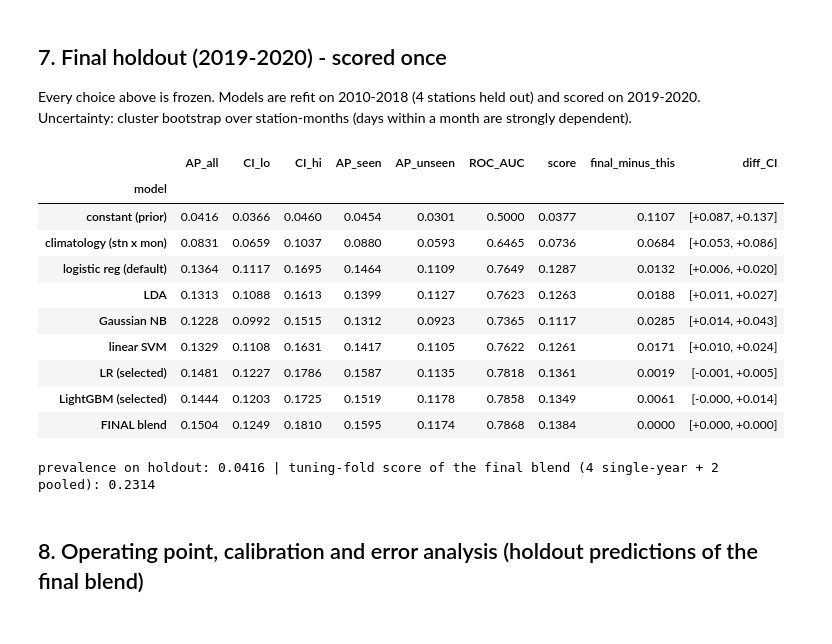
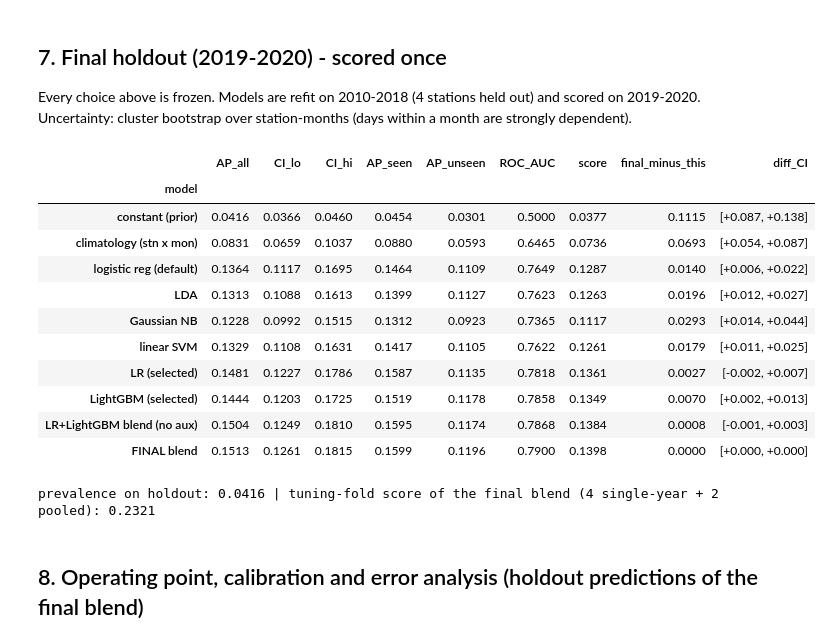
Before and after one commit to aaryan-bahri/iml-midsem-project, a Jupyter notebook: rainfall.ipynb, the cells around one changed output. Drawn from its saved outputs; the diff is of its cells as text; code cells hidden in the pictures.

Commit message:
Implementing tommorrow rain value as a training target

```diff
--- a/rainfall.ipynb
+++ b/rainfall.ipynb
@@ -619,0 +655,24 @@ pool2015-18  0.2199  0.2334  0.8454  0.2266
+# %%
+
+dev_base = dev_final                                                   # LR + LightGBM blend from section 6, per fold
+KINDS = ["clf30", "clf45", "reg", "lr45"]
+aux_p = {k: run(aux_fp(k), TUNE)[1] for k in KINDS}
+print("DEV mean score, auxiliary model alone:", {k: round(table(aux_p[k], DEV).score.mean(), 4) for k in KINDS},
+      "| base blend:", round(table(dev_base, DEV).score.mean(), 4))
+
+mix = lambda kind, v: {f: (1 - v) * dev_base[f] + v * to_scale(aux_p[kind][f], dev_base[f]) for f in dev_base}
+base_t = table(dev_base, TUNE)
+mixes = {f"{k} @ {v}": table(mix(k, v), TUNE) for k in KINDS for v in (0.25, 0.5)}
+e8 = compare(base_t.loc[DEV_N], {n: t.loc[DEV_N] for n, t in mixes.items()})
+e8["d_pooled"] = [0.0] + [(t.loc[POOL_N, "score"] - base_t.loc[POOL_N, "score"]).mean() for t in mixes.values()]
+display(e8)
+for n, t in mixes.items(): log("dev", "E8 auxiliary target", n, t, "rain amount used only as training target")
+
+ok = e8[e8.adopt == True]
+AUX = None
+if len(ok):
+    k_, v_ = ok.score.idxmax().split(" @ "); AUX = (k_, float(v_))
+print("adopted auxiliary blend member:", AUX)
+if AUX:
+    dev_final = mix(*AUX); final_r = table(dev_final, TUNE); log("dev", "tuning", f"blend + aux {AUX}", final_r)
+    print("tuning score by fold:\n", final_r.round(4))
@@ -633,44 +715,49 @@ Every choice above is frozen. Models are refit on 2010-2018 (4 stations held out
 SEEDS = tuple(range(SEED, SEED + 5))
 fp_lr  = sk(LR(C_BEST, CW), XLR, DECAY)
 fp_lg  = lgbm(XLG, DECAY, seeds=SEEDS, **LG_BEST)
 hold = {name: run(fp, [HOLD])[1][HOLD["name"]] for name, fp in BASELINES.items()}
 hold["LR (selected)"]       = run(fp_lr, [HOLD])[1][HOLD["name"]]
 hold["LightGBM (selected)"] = run(fp_lg, [HOLD])[1][HOLD["name"]]
-hold["FINAL blend"]         = W * hold["LightGBM (selected)"] + (1 - W) * hold["LR (selected)"]
+hold["LR+LightGBM blend (no aux)"] = W * hold["LightGBM (selected)"] + (1 - W) * hold["LR (selected)"]
+hold["FINAL blend"]         = hold["LR+LightGBM blend (no aux)"]
+if AUX:   # E8: auxiliary model trained on tomorrow's rain amount (training target only), mixed in
+    a_h = run(aux_fp(AUX[0], SEEDS), [HOLD])[1][HOLD["name"]]
+    hold["FINAL blend"] = (1 - AUX[1]) * hold["FINAL blend"] + AUX[1] * to_scale(a_h, hold["FINAL blend"])
 
 vh, yh = HOLD["vai"], ytr[HOLD["vai"]]
 cl = np.array([f"{s}_{m}" for s, m in zip(stn[vh], trs.date.dt.to_period("M").astype(str).values[vh])])
 clusters = [np.where(cl == c)[0] for c in np.unique(cl)]
 rng, draws = np.random.RandomState(SEED), {k: [] for k in hold}
 for _ in range(500):
     ix = np.concatenate([clusters[i] for i in rng.randint(0, len(clusters), len(clusters))])
     if yh[ix].sum() == 0: continue
     for k, p in hold.items(): draws[k].append(ap(yh[ix], p[ix]))
 draws = {k: np.array(v) for k, v in draws.items()}
 
 rows = []
 for k, p in hold.items():
     r = table({HOLD["name"]: p}, [HOLD]); log("holdout", "final holdout", k, r, "scored once")
     d = draws["FINAL blend"] - draws[k]
     rows.append(dict(model=k, AP_all=ap(yh, p), CI_lo=np.percentile(draws[k], 2.5), CI_hi=np.percentile(draws[k], 97.5),
                      AP_seen=r.seen.iloc[0], AP_unseen=r.unseen.iloc[0], ROC_AUC=r.auc.iloc[0], score=r.score.iloc[0],
                      final_minus_this=np.mean(d), diff_CI=f"[{np.percentile(d, 2.5):+.3f}, {np.percentile(d, 97.5):+.3f}]"))
 hold_tab = pd.DataFrame(rows).set_index("model"); display(hold_tab)
 print("prevalence on holdout:", round(yh.mean(), 4), "| tuning-fold score of the final blend (4 single-year + 2 pooled):", round(final_r.score.mean(), 4))
 RESULTS[-1].update(ap_ci=f"[{hold_tab.loc['FINAL blend','CI_lo']:.4f}, {hold_tab.loc['FINAL blend','CI_hi']:.4f}]")
 # %% [output]
 |  | AP_all | CI_lo | CI_hi | AP_seen | AP_unseen | ROC_AUC | score | final_minus_this | diff_CI |
 | model |  |  |  |  |  |  |  |  |  |
-| constant (prior) | 0.0416 | 0.0366 | 0.0460 | 0.0454 | 0.0301 | 0.5000 | 0.0377 | 0.1107 | [+0.087, +0.137] |
-| climatology (stn x mon) | 0.0831 | 0.0659 | 0.1037 | 0.0880 | 0.0593 | 0.6465 | 0.0736 | 0.0684 | [+0.053, +0.086] |
-| logistic reg (default) | 0.1364 | 0.1117 | 0.1695 | 0.1464 | 0.1109 | 0.7649 | 0.1287 | 0.0132 | [+0.006, +0.020] |
-| LDA | 0.1313 | 0.1088 | 0.1613 | 0.1399 | 0.1127 | 0.7623 | 0.1263 | 0.0188 | [+0.011, +0.027] |
-| Gaussian NB | 0.1228 | 0.0992 | 0.1515 | 0.1312 | 0.0923 | 0.7365 | 0.1117 | 0.0285 | [+0.014, +0.043] |
-| linear SVM | 0.1329 | 0.1108 | 0.1631 | 0.1417 | 0.1105 | 0.7622 | 0.1261 | 0.0171 | [+0.010, +0.024] |
-| LR (selected) | 0.1481 | 0.1227 | 0.1786 | 0.1587 | 0.1135 | 0.7818 | 0.1361 | 0.0019 | [-0.001, +0.005] |
-| LightGBM (selected) | 0.1444 | 0.1203 | 0.1725 | 0.1519 | 0.1178 | 0.7858 | 0.1349 | 0.0061 | [-0.000, +0.014] |
-| FINAL blend | 0.1504 | 0.1249 | 0.1810 | 0.1595 | 0.1174 | 0.7868 | 0.1384 | 0.0000 | [+0.000, +0.000] |
+| constant (prior) | 0.0416 | 0.0366 | 0.0460 | 0.0454 | 0.0301 | 0.5000 | 0.0377 | 0.1115 | [+0.087, +0.138] |
+| climatology (stn x mon) | 0.0831 | 0.0659 | 0.1037 | 0.0880 | 0.0593 | 0.6465 | 0.0736 | 0.0693 | [+0.054, +0.087] |
+| logistic reg (default) | 0.1364 | 0.1117 | 0.1695 | 0.1464 | 0.1109 | 0.7649 | 0.1287 | 0.0140 | [+0.006, +0.022] |
+| LDA | 0.1313 | 0.1088 | 0.1613 | 0.1399 | 0.1127 | 0.7623 | 0.1263 | 0.0196 | [+0.012, +0.027] |
+| Gaussian NB | 0.1228 | 0.0992 | 0.1515 | 0.1312 | 0.0923 | 0.7365 | 0.1117 | 0.0293 | [+0.014, +0.044] |
+| linear SVM | 0.1329 | 0.1108 | 0.1631 | 0.1417 | 0.1105 | 0.7622 | 0.1261 | 0.0179 | [+0.011, +0.025] |
+| LR (selected) | 0.1481 | 0.1227 | 0.1786 | 0.1587 | 0.1135 | 0.7818 | 0.1361 | 0.0027 | [-0.002, +0.007] |
+| LightGBM (selected) | 0.1444 | 0.1203 | 0.1725 | 0.1519 | 0.1178 | 0.7858 | 0.1349 | 0.0070 | [+0.002, +0.013] |
+| LR+LightGBM blend (no aux) | 0.1504 | 0.1249 | 0.1810 | 0.1595 | 0.1174 | 0.7868 | 0.1384 | 0.0008 | [-0.001, +0.003] |
+| FINAL blend | 0.1513 | 0.1261 | 0.1815 | 0.1599 | 0.1196 | 0.7900 | 0.1398 | 0.0000 | [+0.000, +0.000] |
-prevalence on holdout: 0.0416 | tuning-fold score of the final blend (4 single-year + 2 pooled): 0.2314
+prevalence on holdout: 0.0416 | tuning-fold score of the final blend (4 single-year + 2 pooled): 0.2321
 # %% [markdown]
 ## 8. Operating point, calibration and error analysis (holdout predictions of the final blend)
 # %%
```
Also changed, not shown: parts of 9 cells of this notebook, 2 other files.
